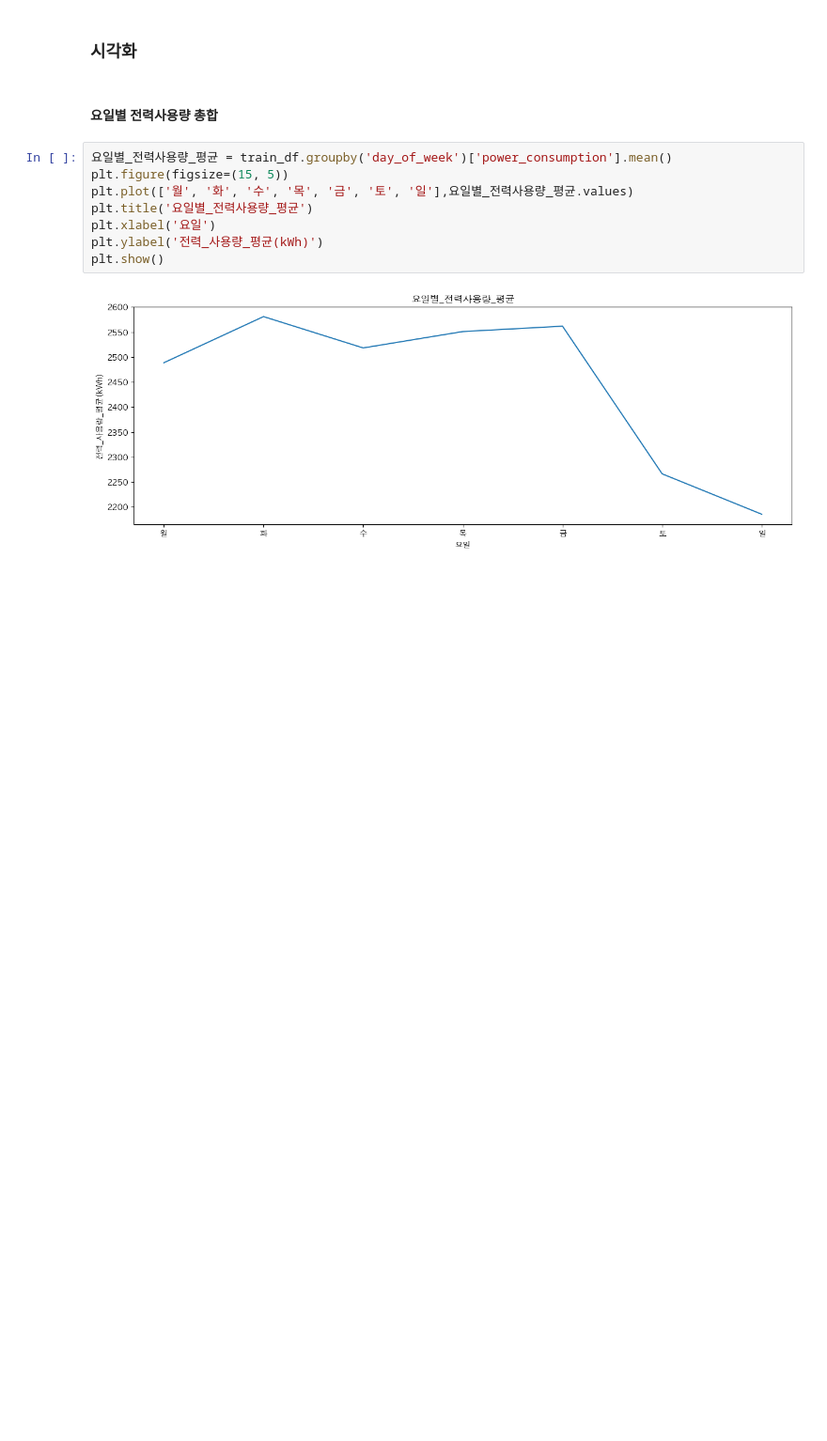
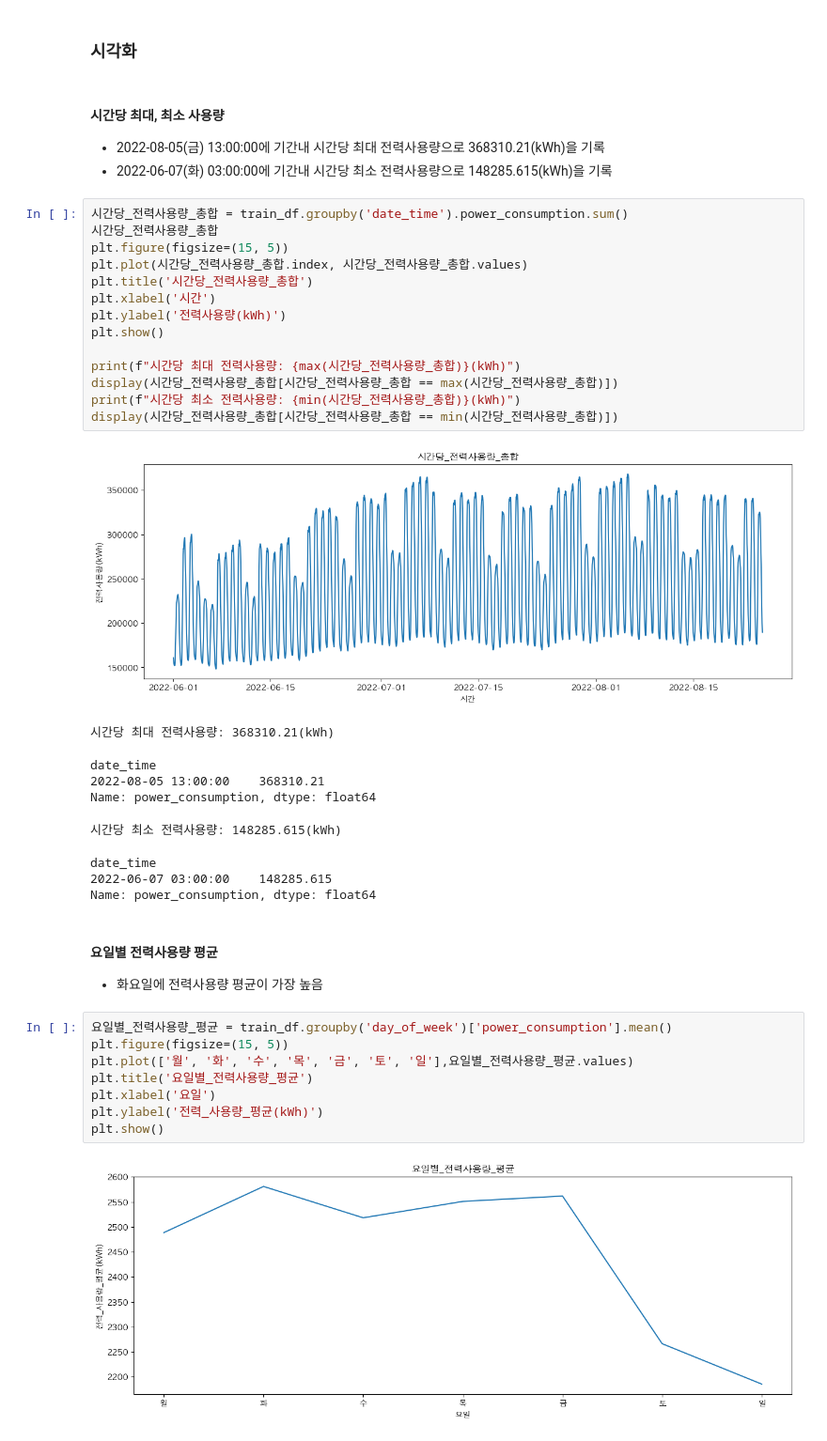
Before and after one commit to zivary/ABBA_test, a Jupyter notebook: ABBA_test-main/ABBA_test_EDA.ipynb, the cells around one changed output. Shown at 94% size. Drawn from its saved outputs; the diff is of its cells as text; blank space fills up the shorter version.

```diff
--- a/ABBA_test-main/ABBA_test_EDA.ipynb
+++ b/ABBA_test-main/ABBA_test_EDA.ipynb
@@ -870,7 +923,36 @@ plt.show()
 # %% [markdown]
 ### 시각화
+# %% [markdown]
+#### 시간당 최대, 최소 사용량
+- 2022-08-05(금) 13:00:00에 기간내 시간당 최대 전력사용량으로 368310.21(kWh)을 기록
+- 2022-06-07(화) 03:00:00에 기간내 시간당 최소 전력사용량으로 148285.615(kWh)을 기록
+# %%
+시간당_전력사용량_총합 = train_df.groupby('date_time').power_consumption.sum()
+시간당_전력사용량_총합
+plt.figure(figsize=(15, 5))
+plt.plot(시간당_전력사용량_총합.index, 시간당_전력사용량_총합.values)
+plt.title('시간당_전력사용량_총합')
+plt.xlabel('시간')
+plt.ylabel('전력사용량(kWh)')
+plt.show()
+
+print(f"시간당 최대 전력사용량: {max(시간당_전력사용량_총합)}(kWh)")
+display(시간당_전력사용량_총합[시간당_전력사용량_총합 == max(시간당_전력사용량_총합)])
+print(f"시간당 최소 전력사용량: {min(시간당_전력사용량_총합)}(kWh)")
+display(시간당_전력사용량_총합[시간당_전력사용량_총합 == min(시간당_전력사용량_총합)])
+# %% [output]
+[figure, added]
+시간당 최대 전력사용량: 368310.21(kWh)
+date_time
+2022-08-05 13:00:00    368310.21
+Name: power_consumption, dtype: float64
+시간당 최소 전력사용량: 148285.615(kWh)
+date_time
+2022-06-07 03:00:00    148285.615
+Name: power_consumption, dtype: float64
 # %% [markdown]
-#### 요일별 전력사용량 총합
+#### 요일별 전력사용량 평균
+- 화요일에 전력사용량 평균이 가장 높음
 # %%
 요일별_전력사용량_평균 = train_df.groupby('day_of_week')['power_consumption'].mean()
 plt.figure(figsize=(15, 5))
```
Also changed, not shown: parts of 35 cells of this notebook, 4 other files.
